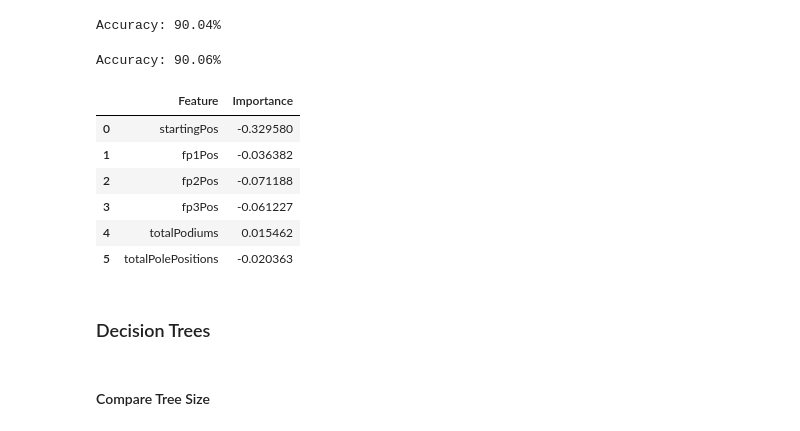
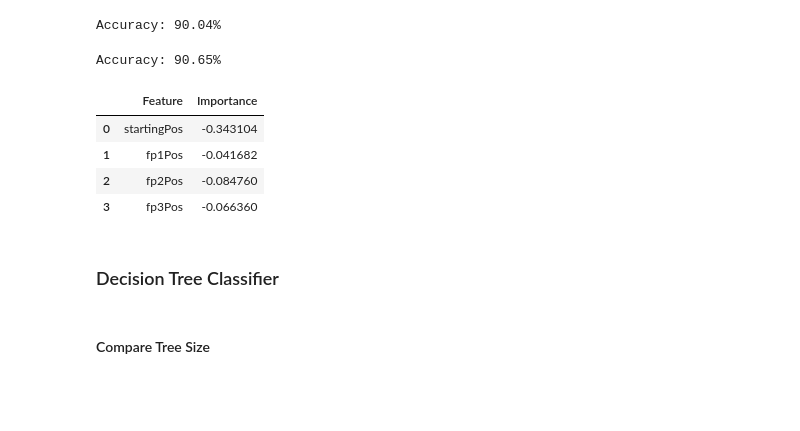
Before and after one commit to BaghettiGH/Predict-F1-Podium, a Jupyter notebook: F1WinnerPrediction.ipynb, the cells around one changed output. Saved outputs shown, nothing was run; the diff lists cells and outputs as text; code cells hidden in the pictures; blank space fills up the shorter version.

```diff
--- a/F1WinnerPrediction.ipynb
+++ b/F1WinnerPrediction.ipynb
@@ -203,7 +205,7 @@ features = ['startingPos','fp1Pos','fp2Pos','fp3Pos']
 XLr = dfLr[features]
 yLr = dfLr['podiumFinish']
 # %%
-X_train, X_test, y_train, y_test = train_test_split(X,y,test_size=0.2,random_state=2)
+X_train, X_test, y_train, y_test = train_test_split(XLr,yLr,test_size=0.2,random_state=2)
 logReg = LogisticRegression()
 logReg.fit(X_train,y_train)
 # %% [output]
@@ -221,24 +223,22 @@ testPredLR = logReg.predict(X_test)
 testAccuracyLR = accuracy_score(testPredLR,y_test)
 print(f"Accuracy: {testAccuracyLR * 100:.2f}%")
 # %% [output]
-Accuracy: 90.06%
+Accuracy: 90.65%
 # %%
 importance = logReg.coef_[0]
 importanceDf = pd.DataFrame({
-    'Feature':X.columns,
+    'Feature':XLr.columns,
     'Importance':importance
 })
 importanceDf
 # %% [output]
 |  | Feature | Importance |
-| 0 | startingPos | -0.329580 |
-| 1 | fp1Pos | -0.036382 |
-| 2 | fp2Pos | -0.071188 |
-| 3 | fp3Pos | -0.061227 |
-| 4 | totalPodiums | 0.015462 |
-| 5 | totalPolePositions | -0.020363 |
+| 0 | startingPos | -0.343104 |
+| 1 | fp1Pos | -0.041682 |
+| 2 | fp2Pos | -0.084760 |
+| 3 | fp3Pos | -0.066360 |
 # %% [markdown]
-### Decision Trees
+### Decision Tree Classifier
 # %%
 dfDt = df
 features = ['startingPos','fp1Pos','fp2Pos','fp3Pos','totalPodiums','totalPolePositions']
```
Also changed, not shown: parts of 10 cells of this notebook.
